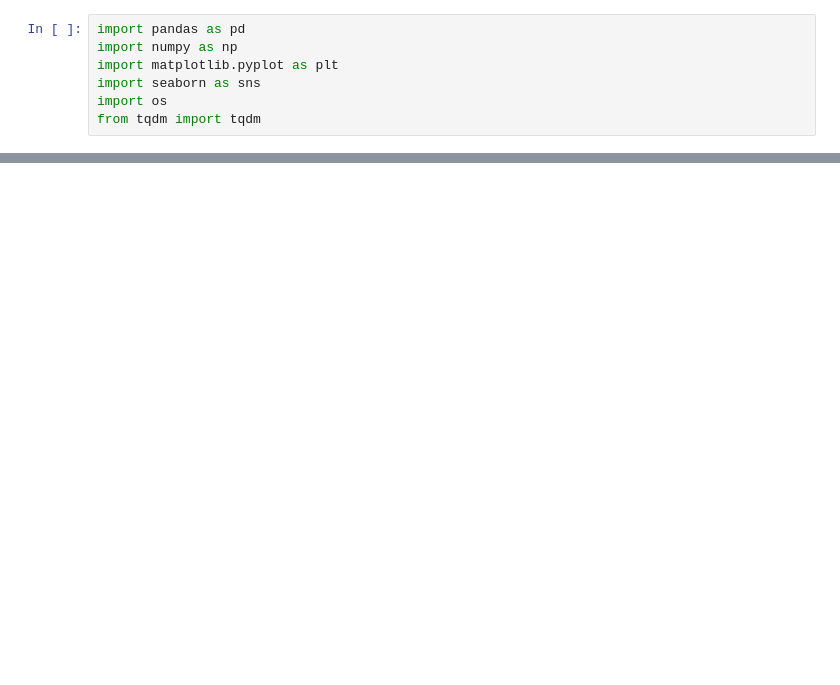
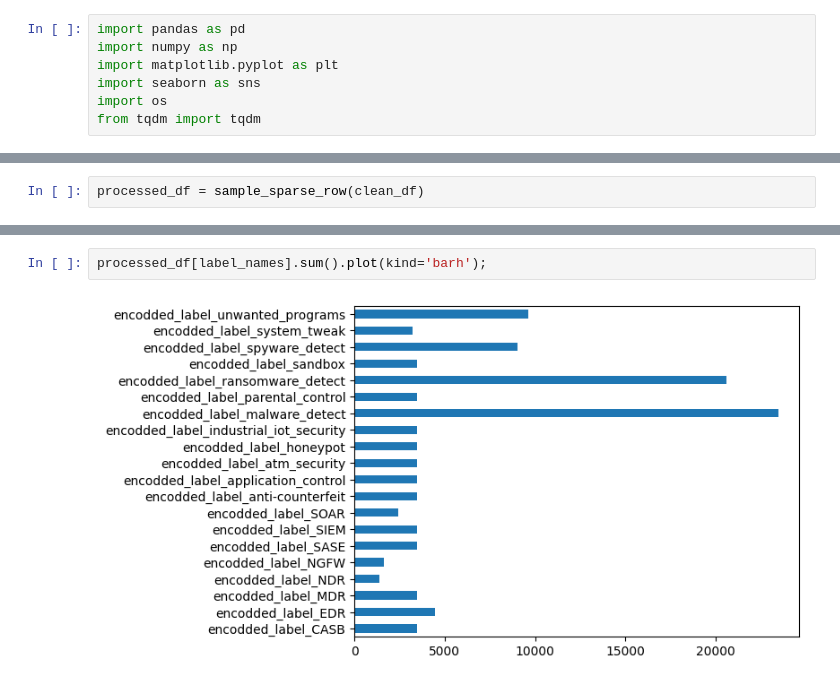
Before and after one commit to dmitrykhrabroff/test, a Jupyter notebook: notebooks/EDA.ipynb, the cells around one changed output, grey strips where cells are left out. Cells and saved outputs as stored; diff of their text form; blank space fills up the shorter version.

```diff
--- a/notebooks/EDA.ipynb
+++ b/notebooks/EDA.ipynb
@@ -514,0 +116,2 @@ array([ 8,  9, 14, 15, 16,  5,  6])
+# %%
+processed_df = sample_sparse_row(clean_df)
@@ -514,0 +138,4 @@ array([ 8,  9, 14, 15, 16,  5,  6])
+# %%
+processed_df[label_names].sum().plot(kind='barh');
+# %% [output]
+[figure, added]
```
Also changed, not shown: parts of 65 cells of this notebook, 3 other files.
